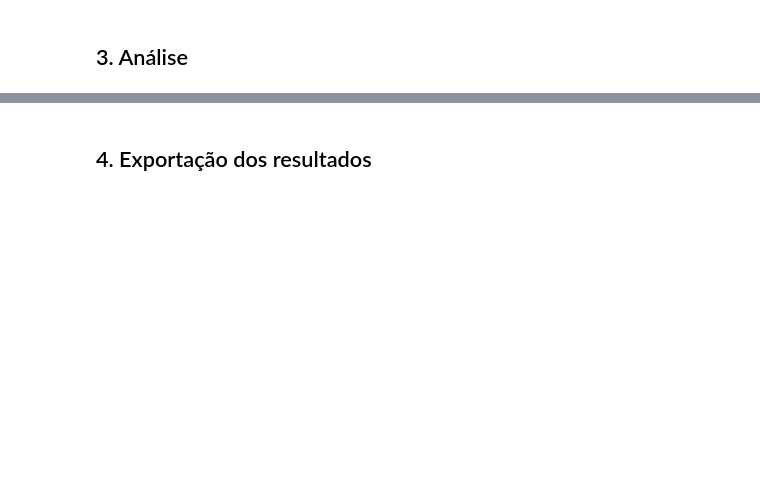
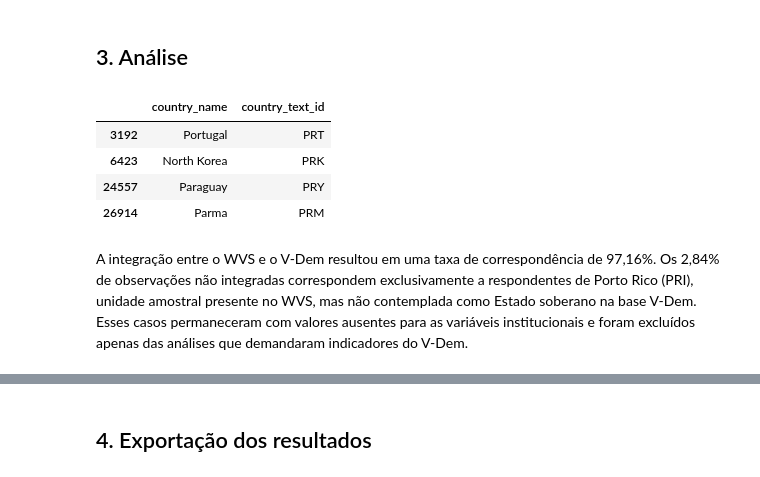
Before and after one commit to BaqueiroLucas/Doutorado_Populismo, a Jupyter notebook: notebooks/06_integracao_VDEM.ipynb, the cells around one changed output, grey strips where cells are left out. Saved outputs shown, nothing was run; the diff lists cells and outputs as text; code cells hidden in the pictures; blank space fills up the shorter version.

```diff
--- a/notebooks/06_integracao_VDEM.ipynb
+++ b/notebooks/06_integracao_VDEM.ipynb
@@ -43,2 +295,18 @@ FileNotFoundError: [WinError 2] O sistema não pode encontrar o arquivo especifi
 # %% [markdown]
 ## 3. Análise
+# %%
+# ============================================================
+# DIAGNÓSTICO DO CASO PRI
+# ============================================================
+
+vdem[
+    vdem["country_text_id"].str.contains("PR", na=False)
+][["country_name", "country_text_id"]].drop_duplicates()
+# %% [output]
+|  | country_name | country_text_id |
+| 3192 | Portugal | PRT |
+| 6423 | North Korea | PRK |
+| 24557 | Paraguay | PRY |
+| 26914 | Parma | PRM |
+# %% [markdown]
+A integração entre o WVS e o V-Dem resultou em uma taxa de correspondência de 97,16%. Os 2,84% de observações não integradas correspondem exclusivamente a respondentes de Porto Rico (PRI), unidade amostral presente no WVS, mas não contemplada como Estado soberano na base V-Dem. Esses casos permaneceram com valores ausentes para as variáveis institucionais e foram excluídos apenas das análises que demandaram indicadores do V-Dem.
```
Also changed, not shown: parts of 16 cells of this notebook, 3 other files.
